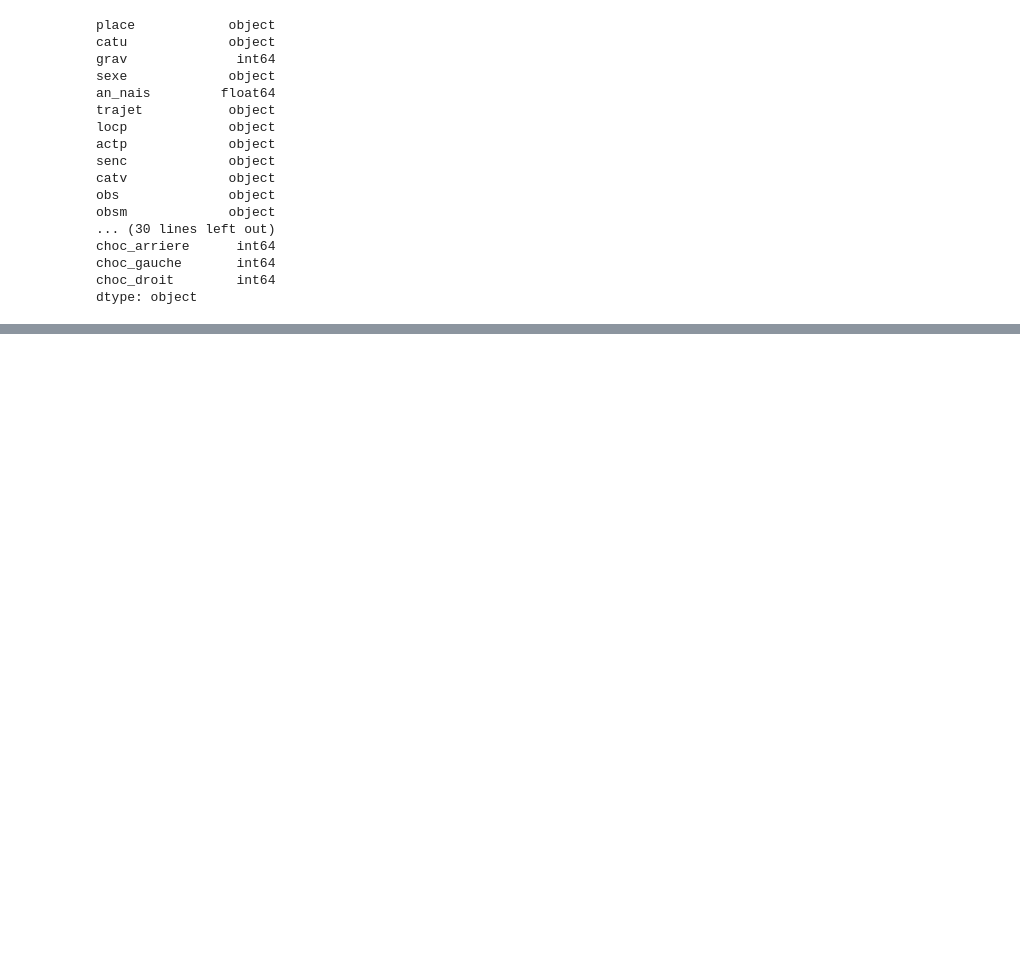
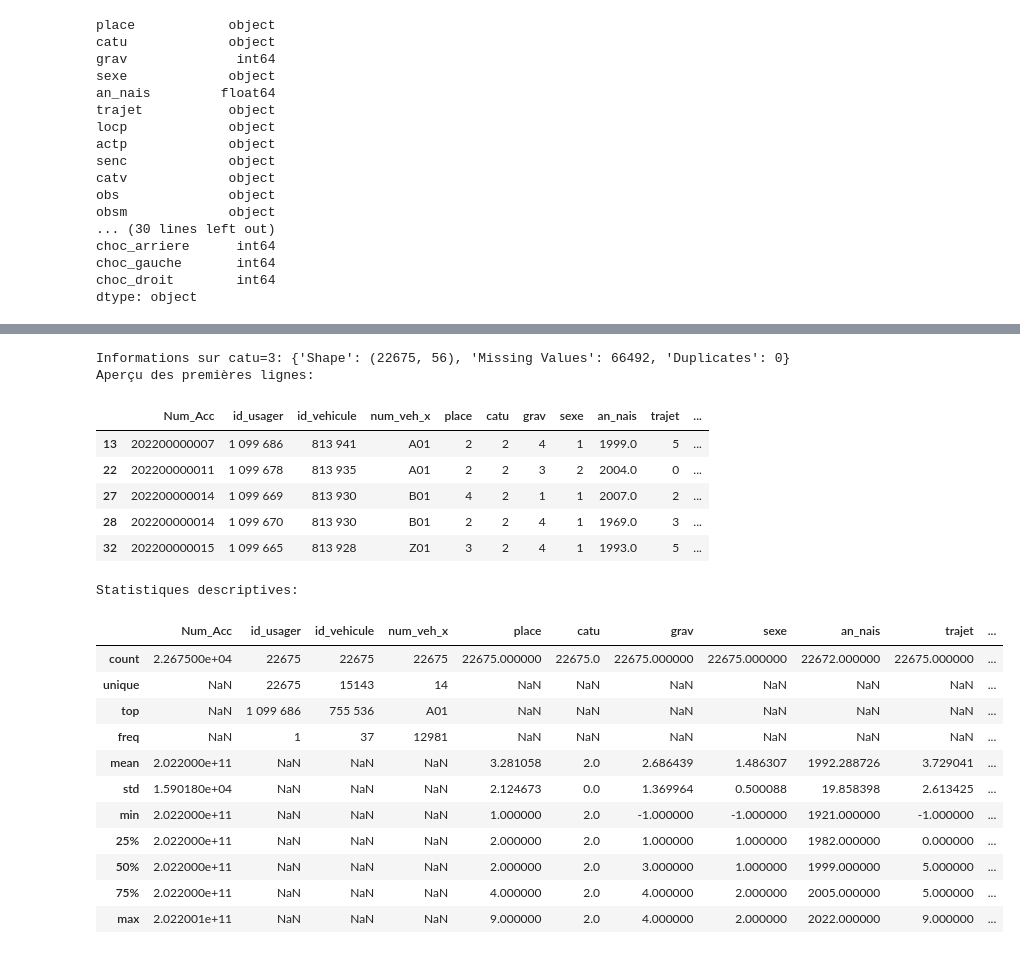
Before and after one commit to remithiney/Projet_Accidentologie, a Jupyter notebook: src/notebooks/check_join.ipynb, the cells around one changed output, grey strips where cells are left out. Drawn from its saved outputs; the diff is of its cells as text; code cells hidden in the pictures; blank space fills up the shorter version.

```diff
--- a/src/notebooks/check_join.ipynb
+++ b/src/notebooks/check_join.ipynb
@@ -159,0 +221,46 @@ dtype: object
+# %%
+# Filtrage des données pour catu = 3
+df_catu_3 = df_merged[df_merged['catu'] == 2]
+
+# Affichage complet des colonnes
+pd.set_option('display.max_columns', None)
+
+# Exploration des données
+# Dimensions et valeurs manquantes
+info_catu_3 = {
+    "Shape": df_catu_3.shape,
+    "Missing Values": df_catu_3.isna().sum().sum(),
+    "Duplicates": df_catu_3.duplicated().sum(),
+}
+print("Informations sur catu=3:", info_catu_3)
+
+# Aperçu des premières lignes
+print("Aperçu des premières lignes:")
+display(df_catu_3.head())
+
+# Statistiques descriptives
+df_catu_3_stats = df_catu_3.describe(include="all")
+print("Statistiques descriptives:")
+display(df_catu_3_stats)
+# %% [output]
+Informations sur catu=3: {'Shape': (22675, 56), 'Missing Values': 66492, 'Duplicates': 0}
+Aperçu des premières lignes:
+|  | Num_Acc | id_usager | id_vehicule | num_veh_x | place | catu | grav | sexe | an_nais | trajet | ... |
+| 13 | 202200000007 | 1 099 686 | 813 941 | A01 | 2 | 2 | 4 | 1 | 1999.0 | 5 | ... |
+| 22 | 202200000011 | 1 099 678 | 813 935 | A01 | 2 | 2 | 3 | 2 | 2004.0 | 0 | ... |
+| 27 | 202200000014 | 1 099 669 | 813 930 | B01 | 4 | 2 | 1 | 1 | 2007.0 | 2 | ... |
+| 28 | 202200000014 | 1 099 670 | 813 930 | B01 | 2 | 2 | 4 | 1 | 1969.0 | 3 | ... |
+| 32 | 202200000015 | 1 099 665 | 813 928 | Z01 | 3 | 2 | 4 | 1 | 1993.0 | 5 | ... |
+Statistiques descriptives:
+|  | Num_Acc | id_usager | id_vehicule | num_veh_x | place | catu | grav | sexe | an_nais | trajet | ... |
+| count | 2.267500e+04 | 22675 | 22675 | 22675 | 22675.000000 | 22675.0 | 22675.000000 | 22675.000000 | 22672.000000 | 22675.000000 | ... |
+| unique | NaN | 22675 | 15143 | 14 | NaN | NaN | NaN | NaN | NaN | NaN | ... |
+| top | NaN | 1 099 686 | 755 536 | A01 | NaN | NaN | NaN | NaN | NaN | NaN | ... |
+| freq | NaN | 1 | 37 | 12981 | NaN | NaN | NaN | NaN | NaN | NaN | ... |
+| mean | 2.022000e+11 | NaN | NaN | NaN | 3.281058 | 2.0 | 2.686439 | 1.486307 | 1992.288726 | 3.729041 | ... |
+| std | 1.590180e+04 | NaN | NaN | NaN | 2.124673 | 0.0 | 1.369964 | 0.500088 | 19.858398 | 2.613425 | ... |
+| min | 2.022000e+11 | NaN | NaN | NaN | 1.000000 | 2.0 | -1.000000 | -1.000000 | 1921.000000 | -1.000000 | ... |
+| 25% | 2.022000e+11 | NaN | NaN | NaN | 2.000000 | 2.0 | 1.000000 | 1.000000 | 1982.000000 | 0.000000 | ... |
+| 50% | 2.022000e+11 | NaN | NaN | NaN | 2.000000 | 2.0 | 3.000000 | 1.000000 | 1999.000000 | 5.000000 | ... |
+| 75% | 2.022000e+11 | NaN | NaN | NaN | 4.000000 | 2.0 | 4.000000 | 2.000000 | 2005.000000 | 5.000000 | ... |
+| max | 2.022001e+11 | NaN | NaN | NaN | 9.000000 | 2.0 | 4.000000 | 2.000000 | 2022.000000 | 9.000000 | ... |
```
Also changed, not shown: parts of 6 cells of this notebook, 16 other files.
